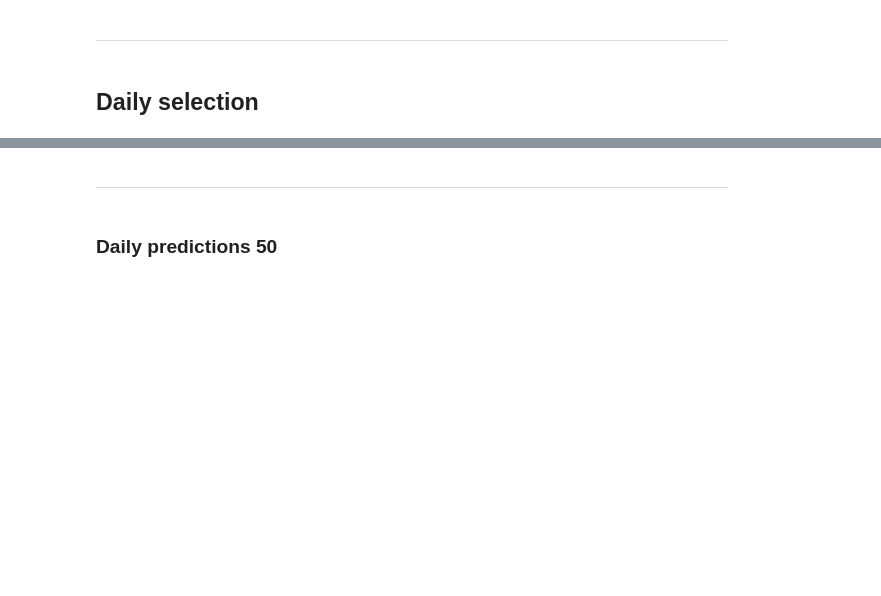
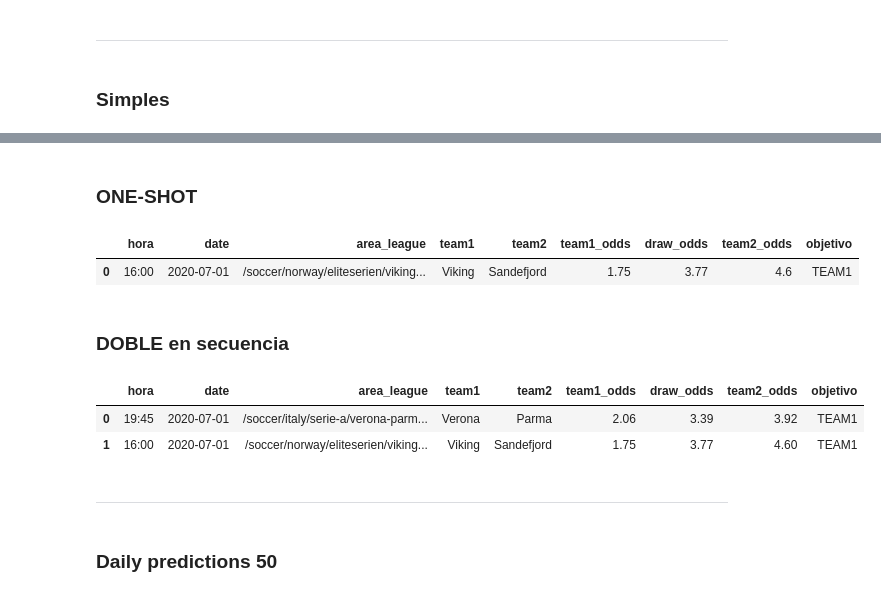
Before and after one commit to jtmancilla/DSP-Sport-AI, a Jupyter notebook: Daily-predictions.ipynb, the cells around one changed output, grey strips where cells are left out. Saved outputs shown, nothing was run; the diff lists cells and outputs as text; code cells hidden in the pictures; blank space fills up the shorter version.

```diff
--- a/Daily-predictions.ipynb
+++ b/Daily-predictions.ipynb
@@ -9,7 +11,7 @@ import dsp as dsp
 # %% [markdown]
 ___
-# %% [markdown]
-## Daily selection
+# %% [markdown]
+### Simples
 # %%
 df_prediccion = dsp.load_data(tbl="tbl_prediccion_machin7")
 dsp.daily_prediction(df_prediccion)
@@ -18,6 +20,23 @@ dsp.daily_prediction(df_prediccion)
 | 1 | 17:00 | 2020-07-01 | /soccer/germany/3-liga/zwickau-ch... | Zwickau | Chemnitzer | 2.42 | 3.43 | 2.82 | TEAM1 |
 | 0 | 19:45 | 2020-07-01 | /soccer/italy/serie-a/verona-parm... | Verona | Parma | 2.06 | 3.39 | 3.92 | TEAM1 |
 | 2 | 13:00 | 2020-07-01 | /soccer/sweden/division-1-norra/t... | TeamTGFF | Karlslunds | 2.50 | 3.65 | 2.35 | TEAM2 |
+# %% [markdown]
+### ONE-SHOT
+# %%
+df_prediccion = dsp.load_data(tbl="tbl_prediccion_machin8")
+dsp.daily_prediction(df_prediccion)
+# %% [output]
+|  | hora | date | area_league | team1 | team2 | team1_odds | draw_odds | team2_odds | objetivo |
+| 0 | 16:00 | 2020-07-01 | /soccer/norway/eliteserien/viking... | Viking | Sandefjord | 1.75 | 3.77 | 4.6 | TEAM1 |
+# %% [markdown]
+### DOBLE en secuencia
+# %%
+df_prediccion = dsp.load_data(tbl="tbl_prediccion_machin9")
+dsp.daily_prediction(df_prediccion)
+# %% [output]
+|  | hora | date | area_league | team1 | team2 | team1_odds | draw_odds | team2_odds | objetivo |
+| 0 | 19:45 | 2020-07-01 | /soccer/italy/serie-a/verona-parm... | Verona | Parma | 2.06 | 3.39 | 3.92 | TEAM1 |
+| 1 | 16:00 | 2020-07-01 | /soccer/norway/eliteserien/viking... | Viking | Sandefjord | 1.75 | 3.77 | 4.60 | TEAM1 |
 # %% [markdown]
 ___
 # %% [markdown]
```
Also changed, not shown: parts of 1 cell of this notebook.
